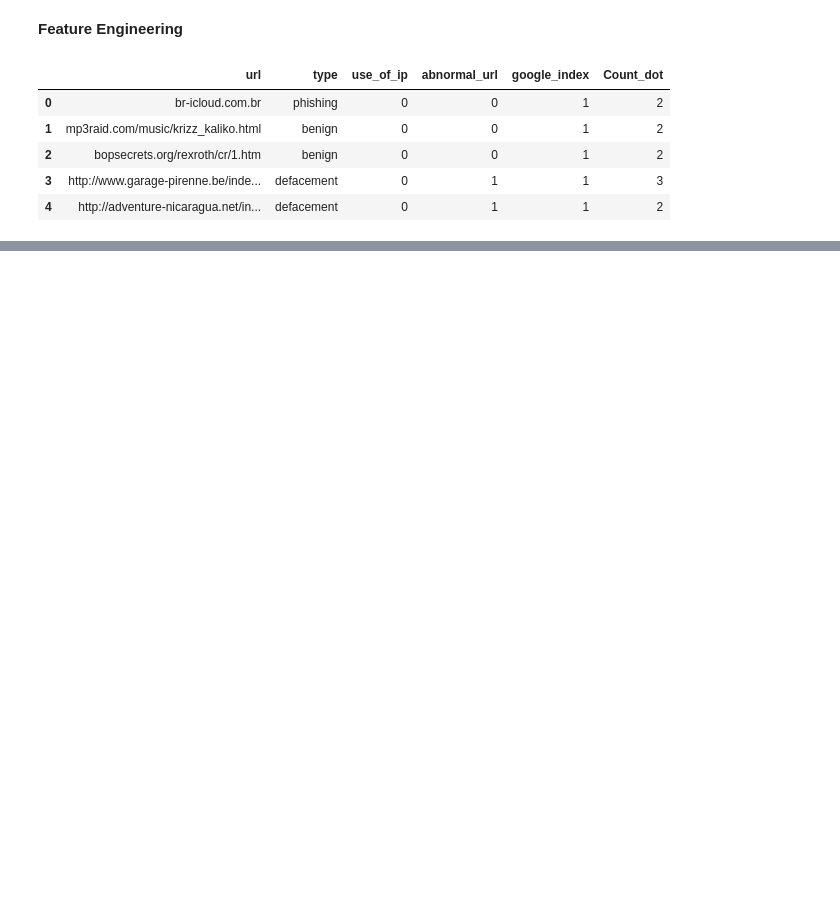
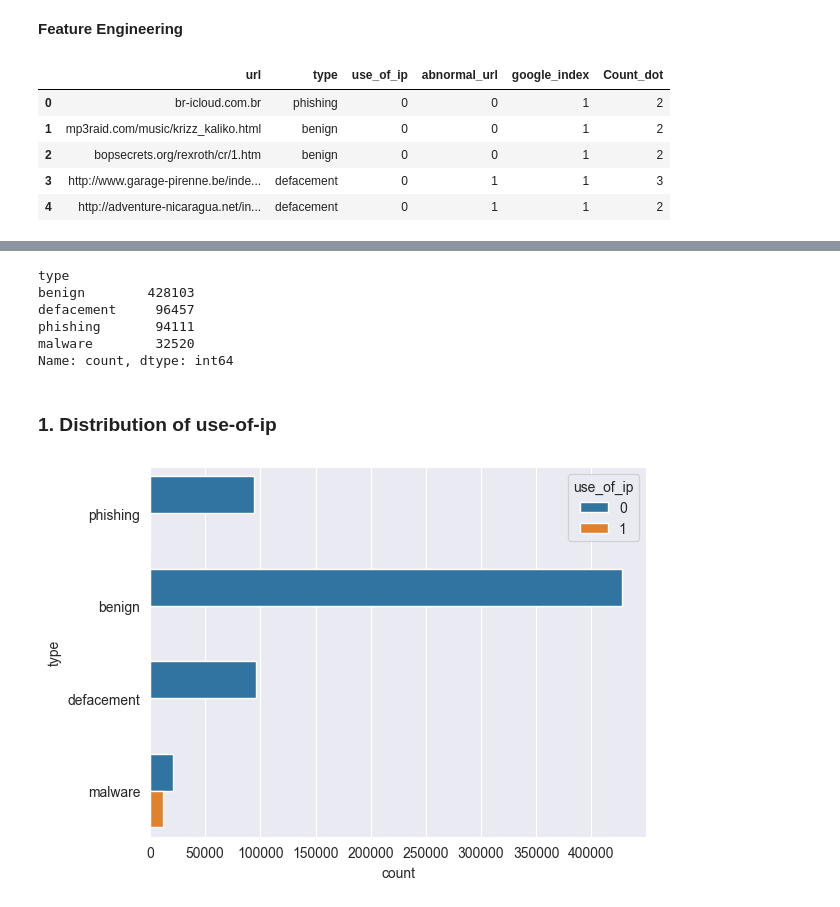
Before and after one commit to DUY2602/Machine_Learning-Deep_Learning, a Jupyter notebook: Malware Detection/Malicious_URL/url_malware_detect.ipynb, the cells around one changed output, grey strips where cells are left out. Cells and saved outputs as stored; diff of their text form; code cells hidden in the pictures; blank space fills up the shorter version.

```diff
--- a/Malware Detection/Malicious_URL/url_malware_detect.ipynb
+++ b/Malware Detection/Malicious_URL/url_malware_detect.ipynb
@@ -244,3 +244,15 @@ def fd_length(url):
         return 0
 
 df['fd_length'] = df['url'].apply(lambda i: fd_length(i))
+df['tld'] = df['url'].apply(lambda i: get_tld(i, fail_silently=True))
+
+def tld_length(tld):
+    try:
+        return len(tld)
+    except:
+        return -1
+
+df['tld_length'] = df['tld'].apply(lambda i: tld_length(i))
+# %%
+df = df.drop('tld', axis=1)
+df.columns
@@ -246,0 +267,18 @@ df['fd_length'] = df['url'].apply(lambda i: fd_length(i))
+# %%
+df['type'].value_counts()
+# %% [output]
+type
+benign        428103
+defacement     96457
+phishing       94111
+malware        32520
+Name: count, dtype: int64
+# %% [markdown]
+### 1. Distribution of use-of-ip
+# %%
+sns.set_style('darkgrid')
+ax = sns.countplot(y='type', data=df, hue='use_of_ip')
+for container in ax.containers:
+    ax.bar_label(container)
+# %% [output]
+[figure, added]
```
Also changed, not shown: parts of 15 cells of this notebook.
